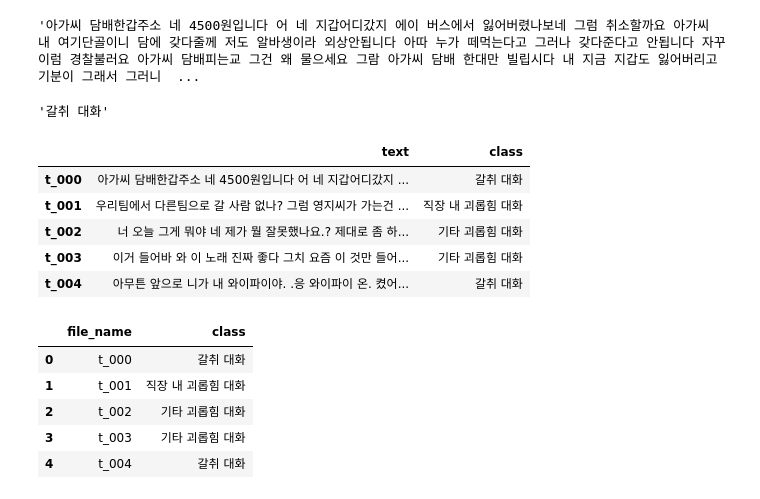
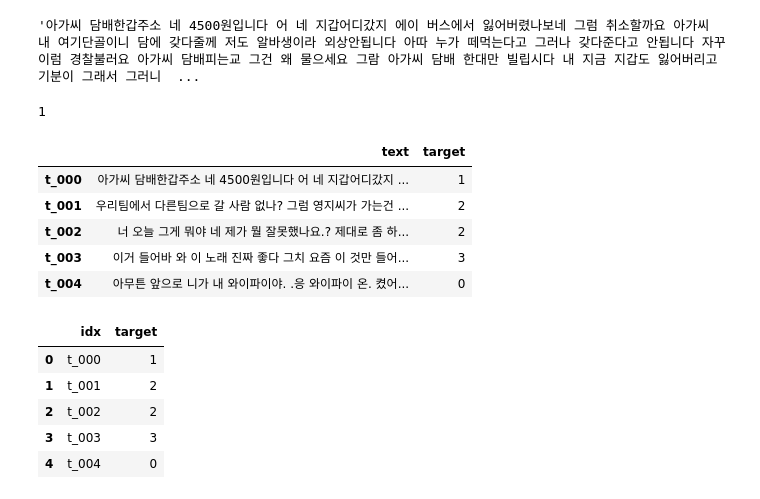
Before and after one commit to 2N2C/DKTC, a Jupyter notebook: models/gpt2/0218-gpt2.ipynb, the cells around one changed output. Saved outputs shown, nothing was run; the diff lists cells and outputs as text; code cells hidden in the pictures.

```diff
--- a/models/gpt2/0218-gpt2.ipynb
+++ b/models/gpt2/0218-gpt2.ipynb
@@ -90,13 +91,9 @@ train_data = train_data.dropna(how='any')
 print('훈련 데이터의 리뷰 수 :',len(train_data))
 # %% [output]
 훈련 데이터의 리뷰 수 : 3846
-# %%
-labels, class_names = pd.factorize(train_data['class'])
-train_data['label'] = labels.reshape(-1,1)
-train_data.head()
-
-def decode_label(encoded_label):
-    return class_names[encoded_label]
+# %%
+label = {'협박 대화' : '00', '갈취 대화' : '01', '직장 내 괴롭힘 대화' :'02', '기타 괴롭힘 대화' : '03', '일반 대화' : '04'}
+train_data['label'] = train_data['class'].map(label)
 # %%
 train_data['class'].value_counts()
 # %% [output]
@@ -361,7 +375,7 @@ def classify(sentence):
   predicted_class = np.argmax(scores)
   confidence = np.max(scores) * 100
 
-  return decode_label(predicted_class)
+  return predicted_class
 # %%
 test_data['text'][0]
 # %% [output]
@@ -369,29 +383,29 @@ test_data['text'][0]
 # %%
 classify(test_data['text'][0])
 # %% [output]
-'갈취 대화'
+1
 # %%
-test_data['class'] = test_data['text'].apply(classify)
+test_data['target'] = test_data['text'].apply(classify)
 test_data.head()
 # %% [output]
-|  | text | class |
-| t_000 | 아가씨 담배한갑주소 네 4500원입니다 어 네 지갑어디갔지 ... | 갈취 대화 |
-| t_001 | 우리팀에서 다른팀으로 갈 사람 없나? 그럼 영지씨가 가는건 ... | 직장 내 괴롭힘 대화 |
-| t_002 | 너 오늘 그게 뭐야 네 제가 뭘 잘못했나요.? 제대로 좀 하... | 기타 괴롭힘 대화 |
-| t_003 | 이거 들어바 와 이 노래 진짜 좋다 그치 요즘 이 것만 들어... | 기타 괴롭힘 대화 |
-| t_004 | 아무튼 앞으로 니가 내 와이파이야. .응 와이파이 온. 켰어... | 갈취 대화 |
+|  | text | target |
+| t_000 | 아가씨 담배한갑주소 네 4500원입니다 어 네 지갑어디갔지 ... | 1 |
+| t_001 | 우리팀에서 다른팀으로 갈 사람 없나? 그럼 영지씨가 가는건 ... | 2 |
+| t_002 | 너 오늘 그게 뭐야 네 제가 뭘 잘못했나요.? 제대로 좀 하... | 2 |
+| t_003 | 이거 들어바 와 이 노래 진짜 좋다 그치 요즘 이 것만 들어... | 3 |
+| t_004 | 아무튼 앞으로 니가 내 와이파이야. .응 와이파이 온. 켰어... | 0 |
 # %%
-output_df = test_data[['class']].reset_index()
-output_df.rename(columns={'index': 'file_name'}, inplace=True)
+output_df = test_data[['target']].reset_index()
+output_df.rename(columns={'index': 'idx'}, inplace=True)
 
 output_df.head()
 # %% [output]
-|  | file_name | class |
-| 0 | t_000 | 갈취 대화 |
-| 1 | t_001 | 직장 내 괴롭힘 대화 |
-| 2 | t_002 | 기타 괴롭힘 대화 |
-| 3 | t_003 | 기타 괴롭힘 대화 |
-| 4 | t_004 | 갈취 대화 |
+|  | idx | target |
+| 0 | t_000 | 1 |
+| 1 | t_001 | 2 |
+| 2 | t_002 | 2 |
+| 3 | t_003 | 3 |
+| 4 | t_004 | 0 |
 # %%
 csv_path = os.getenv('HOME')+'/aiffel/dktc/submission.csv'
 output_df.to_csv(csv_path, index=False)
```
Also changed, not shown: parts of 9 cells of this notebook, 1 other file.
